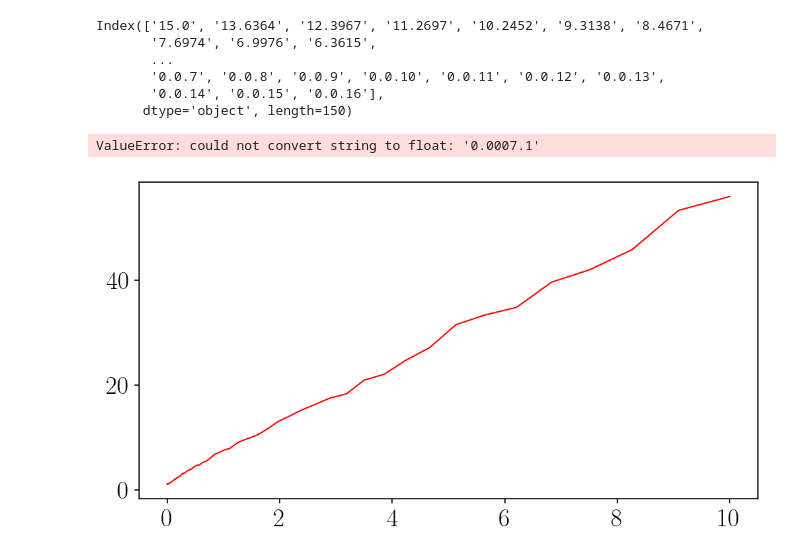
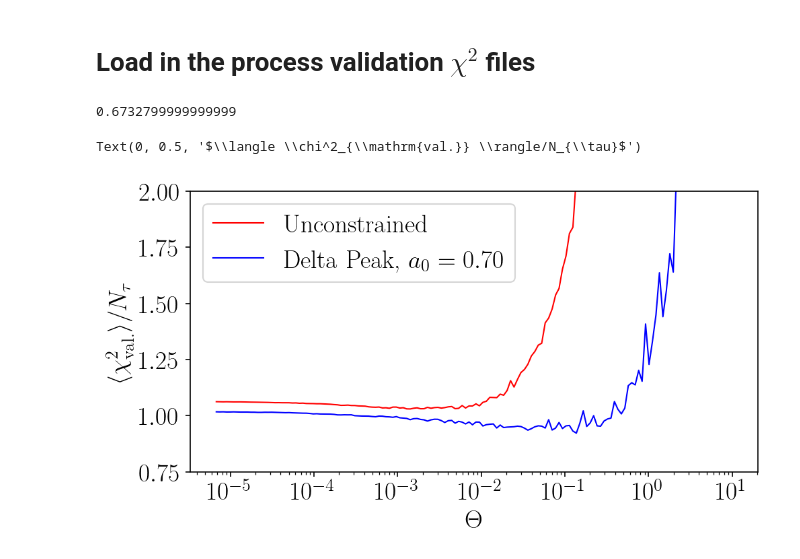
Before and after one commit to gabes135/sac, a Jupyter notebook: sac/cross_validation/plot_results.ipynb, the cells around one changed output. Cells and saved outputs as stored; diff of their text form; code cells hidden in the pictures.

```diff
--- a/sac/cross_validation/plot_results.ipynb
+++ b/sac/cross_validation/plot_results.ipynb
@@ -8,3 +8,5 @@ import sys
 
 # My style preferences
 plt.style.use("../plotting/style.mplstyle")
+# %% [markdown]
+# Load in the process validation $\chi^2$ files
@@ -11,25 +15,23 @@ plt.style.use("../plotting/style.mplstyle")
 # %%
-val_free = pd.read_csv('out_files/bosonic_delta_peak/chi2/free_v.csv')
-val_peak = pd.read_csv('out_files/bosonic_delta_peak/chi2/peak_v.csv')
-samp_free = pd.read_csv('out_files/bosonic_delta_peak/chi2/free_s.csv')
-samp_peak = pd.read_csv('out_files/bosonic_delta_peak/chi2/peak_s.csv')
+val_free = pd.read_csv(f'out_files/{folder}/chi2/free_v.csv')
+val_peak = pd.read_csv(f'out_files/{folder}/chi2/peak_v.csv')
+samp_free = pd.read_csv(f'out_files/{folder}/chi2/free_s.csv')
+samp_peak = pd.read_csv(f'out_files/{folder}/chi2/peak_s.csv')
+
+print("Sampling chi^2 minimum for unconstrained parameterization:
+samp_free.mean().min()
+# %% [output]
+0.6732799999999999
-# %%
-val_peak.columns
-# %% [output]
-Index(['15.0', '13.6364', '12.3967', '11.2697', '10.2452', '9.3138', '8.4671',
-       '7.6974', '6.9976', '6.3615',
-       ...
-       '0.0.7', '0.0.8', '0.0.9', '0.0.10', '0.0.11', '0.0.12', '0.0.13',
-       '0.0.14', '0.0.15', '0.0.16'],
-      dtype='object', length=150)
 # %%
 theta = val_free.columns.astype(float)
-plt.plot(theta, val_free.mean())
-# theta = val_peak.columns.astype(float)
-plt.plot(theta, val_peak.mean())
+plt.plot(theta, val_free.mean(), label = 'Unconstrained')
+plt.plot(theta, val_peak.mean(), label = r'Delta Peak, $a_0 = 0.70$')
 
 plt.xscale("log")
 plt.ylim(0.75, 2)
+plt.legend()
+plt.xlabel("$\Theta$")
+plt.ylabel(r"$\langle \chi^2_{\mathrm{val.}} \rangle/N_{\tau}$")
 # %% [output]
-ValueError: could not convert string to float: '0.0007.1'
+Text(0, 0.5, '$\\langle \\chi^2_{\\mathrm{val.}} \\rangle/N_{\\tau}$')
-[figure, old version]
+[figure, new version]
```
Also changed, not shown: parts of 4 cells of this notebook, 26 other files.
